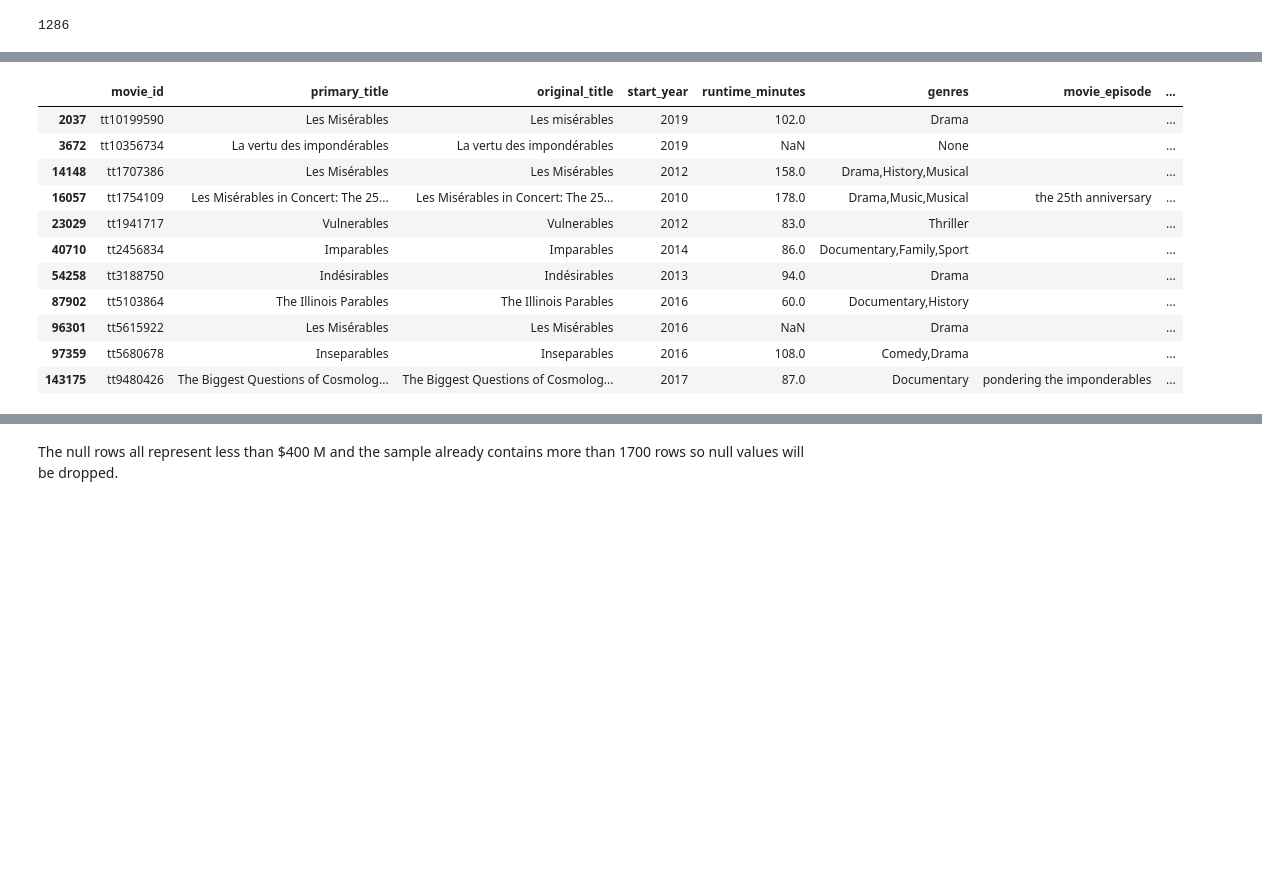
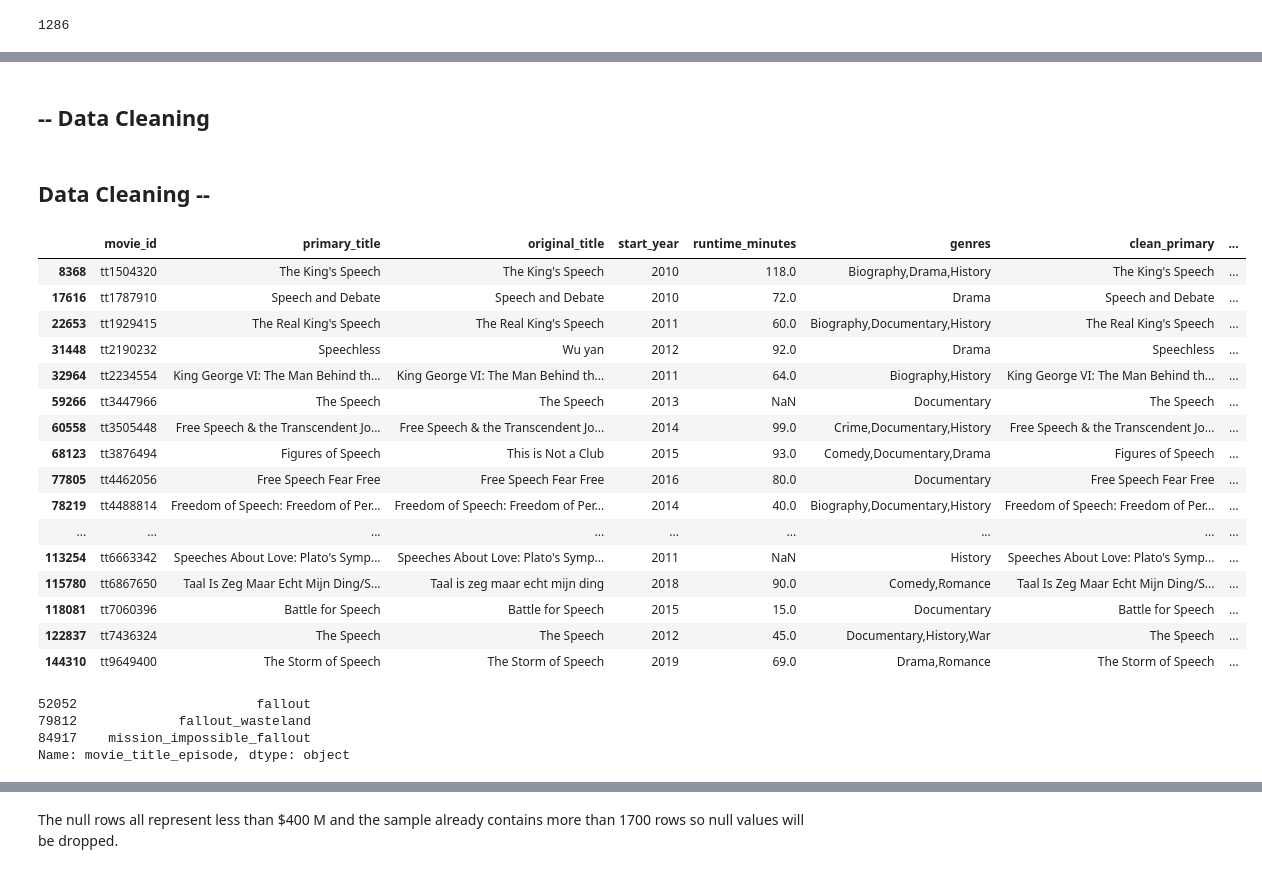
Before and after one commit to AlbaneCM/MicrosoftMovieAnalysis, a Jupyter notebook: microsoft-movie-analysis.ipynb, the cells around one changed output, grey strips where cells are left out. Drawn from its saved outputs; the diff is of its cells as text; code cells hidden in the pictures; blank space fills up the shorter version.

Commit message:
reviewed some data cleaning

```diff
--- a/microsoft-movie-analysis.ipynb
+++ b/microsoft-movie-analysis.ipynb
@@ -1039,41 +978,60 @@ df_top_tn[df_top_tn["movie_title_episode"] == ""]
+# %% [markdown]
+## -- Data Cleaning
+# %%
+# Data cleaning movie_basics
+movie_basics["clean_primary"] = movie_basics["primary_title"].str.normalize("NFKD").str.encode('ascii', errors='ignore').str.decode('utf-8')
+# %% [markdown]
+## Data Cleaning --
 # %%
 # Same process in movie_basics
 
 # pattern = '|'.join(['episode vii - ', "(?i)the mermaid", ".", "&"])
 # replacement = '|'.join(["", "mei ren yu", "", "and"])
 
 # Creating column movie_episode if there were more than 1 movie
-movie_basics["movie_episode"] = movie_basics["primary_title"].str.split(r":").str[1].fillna("").str.replace("spider-", "spider", regex=False).str.lower()
+movie_basics["movie_episode"] = movie_basics["clean_primary"].str.split(r":").str[1].fillna("").str.replace("spider-", "spider", regex=False).str.lower()
 
 # Creating column movie_title if there were more than 1 movie
-movie_basics["movie_title"] = movie_basics["primary_title"].str.split("\bPart\b").str[0].str.split(r"[:)(]").str[0].str.strip().str.replace(".", "", regex=False).str.replace("'", "", regex=False).str.replace("&", "and", regex=False).str.replace("The Mermaid", "mei ren yu", regex=False).str.replace("The Intouchables", "les intouchables", regex=False).str.lower()
+# movie_basics["movie_title"] = movie_basics["clean_primary"].str.split("\bPart\b").str[0].str.split(r"[:)(]").str[0].str.strip().str.replace(".", "", regex=False).str.replace("'", "", regex=False).str.replace("&", "and", regex=False).str.replace("The Mermaid", "mei ren yu", regex=False).str.replace("The Intouchables", "les intouchables", regex=False).str.lower()
+# Trying without removing "'"
+movie_basics["movie_title"] = movie_basics["clean_primary"].str.split("\bPart\b").str[0].str.split(r"[:)(]").str[0].str.strip().str.replace(".", "", regex=False).str.replace("&", "and", regex=False).str.replace("The Mermaid", "mei ren yu", regex=False).str.replace("The Intouchables", "les intouchables", regex=False).str.lower()
 
 # Normalizing movie_title for Les Miserables
-movie_basics["movie_title"] = movie_basics["movie_title"].str.normalize("NFKD").str.encode('ascii', errors='ignore').str.decode('utf-8')
+# movie_basics["movie_title"] = movie_basics["movie_title"].str.normalize("NFKD").str.encode('ascii', errors='ignore').str.decode('utf-8')
 
 # Creating column combining the movie title and the episode to have the same way in both
 movie_basics["movie_title_episode"] = movie_basics["movie_title"] +  movie_basics["movie_episode"].str.lower().str.replace(" episode vii -", "", regex=False).str.replace(" - ", " ", regex=False)
 # movie_basics["movie_title_episode"] = movie_basics["movie_title"] +  movie_basics["movie_episode"].str.replace(pattern, replacement, regex=False).str.lower()
 
 
 # For verification
-movie_basics[movie_basics["primary_title"].str.contains("(?i)rables", na=False)]
+movie_basics[movie_basics["clean_primary"].str.contains("(?i)speech", na=False)]
 # %% [output]
-|  | movie_id | primary_title | original_title | start_year | runtime_minutes | genres | movie_episode | ... |
-| 2037 | tt10199590 | Les Misérables | Les misérables | 2019 | 102.0 | Drama |  | ... |
-| 3672 | tt10356734 | La vertu des impondérables | La vertu des impondérables | 2019 | NaN | None |  | ... |
-| 14148 | tt1707386 | Les Misérables | Les Misérables | 2012 | 158.0 | Drama,History,Musical |  | ... |
-| 16057 | tt1754109 | Les Misérables in Concert: The 25... | Les Misérables in Concert: The 25... | 2010 | 178.0 | Drama,Music,Musical | the 25th anniversary | ... |
-| 23029 | tt1941717 | Vulnerables | Vulnerables | 2012 | 83.0 | Thriller |  | ... |
-| 40710 | tt2456834 | Imparables | Imparables | 2014 | 86.0 | Documentary,Family,Sport |  | ... |
-| 54258 | tt3188750 | Indésirables | Indésirables | 2013 | 94.0 | Drama |  | ... |
-| 87902 | tt5103864 | The Illinois Parables | The Illinois Parables | 2016 | 60.0 | Documentary,History |  | ... |
-| 96301 | tt5615922 | Les Misérables | Les Misérables | 2016 | NaN | Drama |  | ... |
-| 97359 | tt5680678 | Inseparables | Inseparables | 2016 | 108.0 | Comedy,Drama |  | ... |
-| 143175 | tt9480426 | The Biggest Questions of Cosmolog... | The Biggest Questions of Cosmolog... | 2017 | 87.0 | Documentary | pondering the imponderables | ... |
+|  | movie_id | primary_title | original_title | start_year | runtime_minutes | genres | clean_primary | ... |
+| 8368 | tt1504320 | The King's Speech | The King's Speech | 2010 | 118.0 | Biography,Drama,History | The King's Speech | ... |
+| 17616 | tt1787910 | Speech and Debate | Speech and Debate | 2010 | 72.0 | Drama | Speech and Debate | ... |
+| 22653 | tt1929415 | The Real King's Speech | The Real King's Speech | 2011 | 60.0 | Biography,Documentary,History | The Real King's Speech | ... |
+| 31448 | tt2190232 | Speechless | Wu yan | 2012 | 92.0 | Drama | Speechless | ... |
+| 32964 | tt2234554 | King George VI: The Man Behind th... | King George VI: The Man Behind th... | 2011 | 64.0 | Biography,History | King George VI: The Man Behind th... | ... |
+| 59266 | tt3447966 | The Speech | The Speech | 2013 | NaN | Documentary | The Speech | ... |
+| 60558 | tt3505448 | Free Speech & the Transcendent Jo... | Free Speech & the Transcendent Jo... | 2014 | 99.0 | Crime,Documentary,History | Free Speech & the Transcendent Jo... | ... |
+| 68123 | tt3876494 | Figures of Speech | This is Not a Club | 2015 | 93.0 | Comedy,Documentary,Drama | Figures of Speech | ... |
+| 77805 | tt4462056 | Free Speech Fear Free | Free Speech Fear Free | 2016 | 80.0 | Documentary | Free Speech Fear Free | ... |
+| 78219 | tt4488814 | Freedom of Speech: Freedom of Per... | Freedom of Speech: Freedom of Per... | 2014 | 40.0 | Biography,Documentary,History | Freedom of Speech: Freedom of Per... | ... |
+| ... | ... | ... | ... | ... | ... | ... | ... | ... |
+| 113254 | tt6663342 | Speeches About Love: Plato's Symp... | Speeches About Love: Plato's Symp... | 2011 | NaN | History | Speeches About Love: Plato's Symp... | ... |
+| 115780 | tt6867650 | Taal Is Zeg Maar Echt Mijn Ding/S... | Taal is zeg maar echt mijn ding | 2018 | 90.0 | Comedy,Romance | Taal Is Zeg Maar Echt Mijn Ding/S... | ... |
+| 118081 | tt7060396 | Battle for Speech | Battle for Speech | 2015 | 15.0 | Documentary | Battle for Speech | ... |
+| 122837 | tt7436324 | The Speech | The Speech | 2012 | 45.0 | Documentary,History,War | The Speech | ... |
+| 144310 | tt9649400 | The Storm of Speech | The Storm of Speech | 2019 | 69.0 | Drama,Romance | The Storm of Speech | ... |
 # %%
 # For troubleshoot: replace spaces with "_"
-# movie_basics[movie_basics["movie_title_episode"].str.contains("(?i)zhuo yao ji", na=False)]["movie_title_episode"].str.replace(" ", "_",regex=False)
+movie_basics[movie_basics["movie_title_episode"].str.contains("(?i)fallout", na=False)]["movie_title_episode"].str.replace(" ", "_",regex=False)
+# %% [output]
+52052                       fallout
+79812             fallout_wasteland
+84917    mission_impossible_fallout
+Name: movie_title_episode, dtype: object
 # %%
 top_movies = pd.merge(df_top_tn, movie_basics, how="left",
                      left_on=["movie_title_episode"],
```
Also changed, not shown: parts of 70 cells of this notebook.
